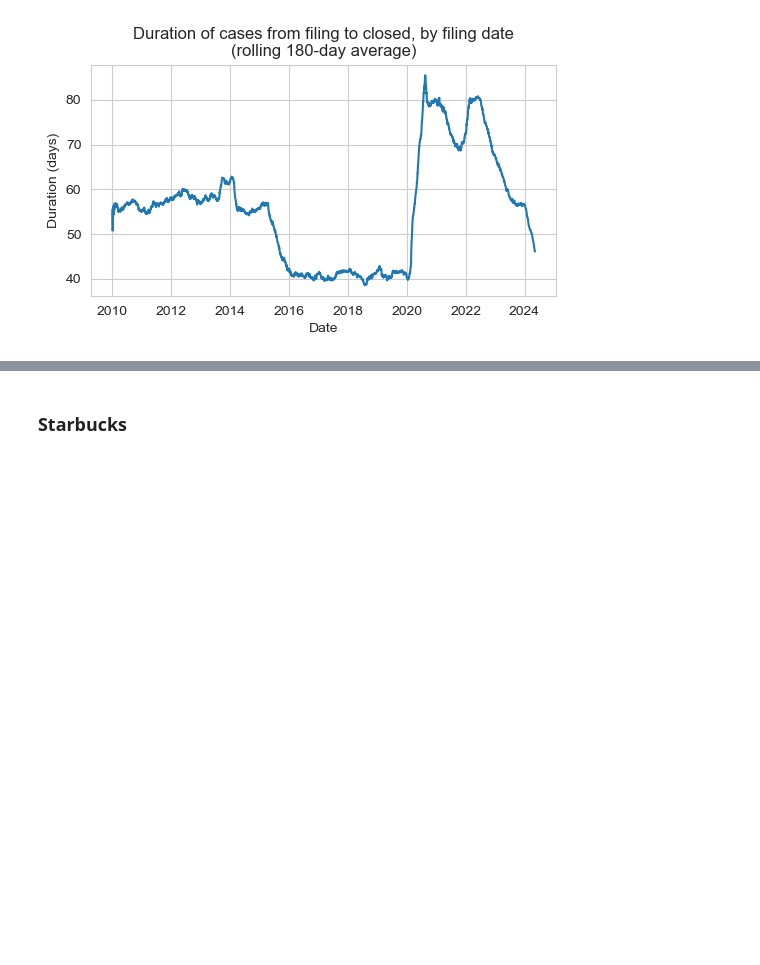
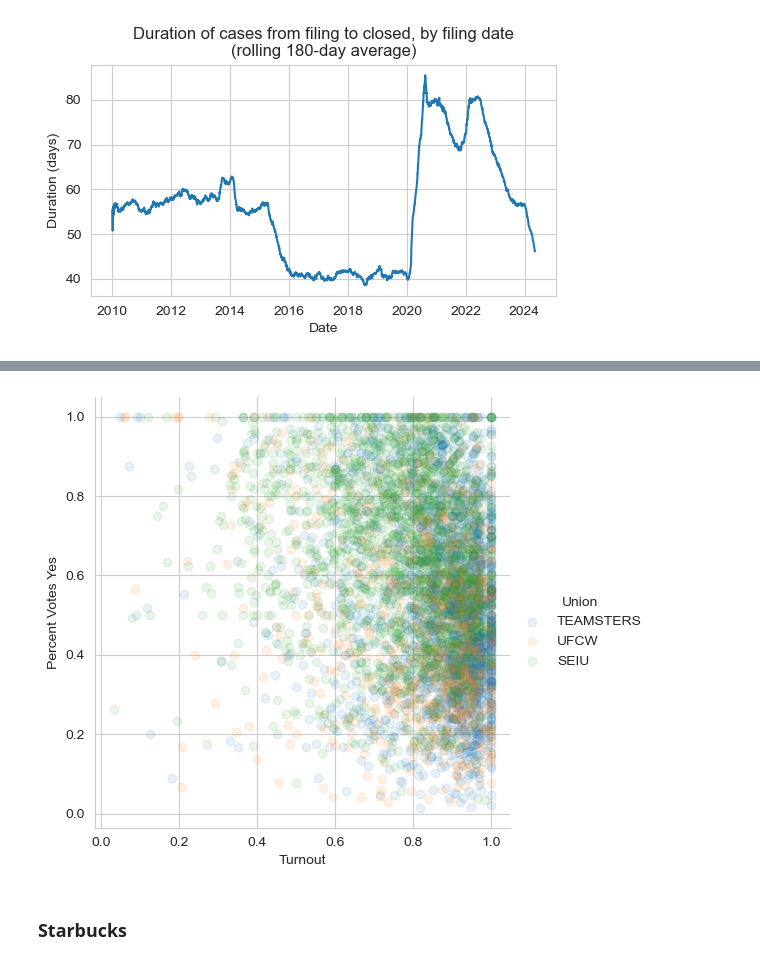
Before and after one commit to AmziJeffs/LaborData, a Jupyter notebook: ElectionsAnalysis.ipynb, the cells around one changed output, grey strips where cells are left out. Cells and saved outputs as stored; diff of their text form; code cells hidden in the pictures; blank space fills up the shorter version.

```diff
--- a/ElectionsAnalysis.ipynb
+++ b/ElectionsAnalysis.ipynb
@@ -179,3 +205,21 @@ plt.show()
+# %%
+# Let's look at the elections for the top three
+#unions_of_interest = ['TEAMSTERS', 'SEIU', 'UFCW', 'IAM', 'IBEW', 'IUOE', 'USW', 'AFSCME', 'CWA']
+unions_of_interest = ['TEAMSTERS', 'SEIU', 'UFCW']
+top_union_elections = single_elections[single_elections['Union'].apply(lambda x: x in unions_of_interest)]
+top_union_elections = top_union_elections[['Turnout', 'Percent Votes Yes', 'Union', 'No of Eligible Voters']]
+# Get rid of bad data outliers
+top_union_elections = top_union_elections[top_union_elections['Turnout'] <= 1]
+top_union_elections = top_union_elections[top_union_elections['Percent Votes Yes'] <= 1]
+# Only look at elections with at least 20 workers
+top_union_elections = top_union_elections[top_union_elections['No of Eligible Voters'] >= 20]
+# %%
+sns.lmplot(x = 'Turnout', y='Percent Votes Yes', data = top_union_elections,
+            hue = 'Union', fit_reg = False,
+          scatter_kws = {'alpha': 0.1})
+plt.show()
+# %% [output]
+[figure, added]
 # %% [markdown]
 ### Starbucks
 # %%
```
Also changed, not shown: parts of 14 cells of this notebook.
